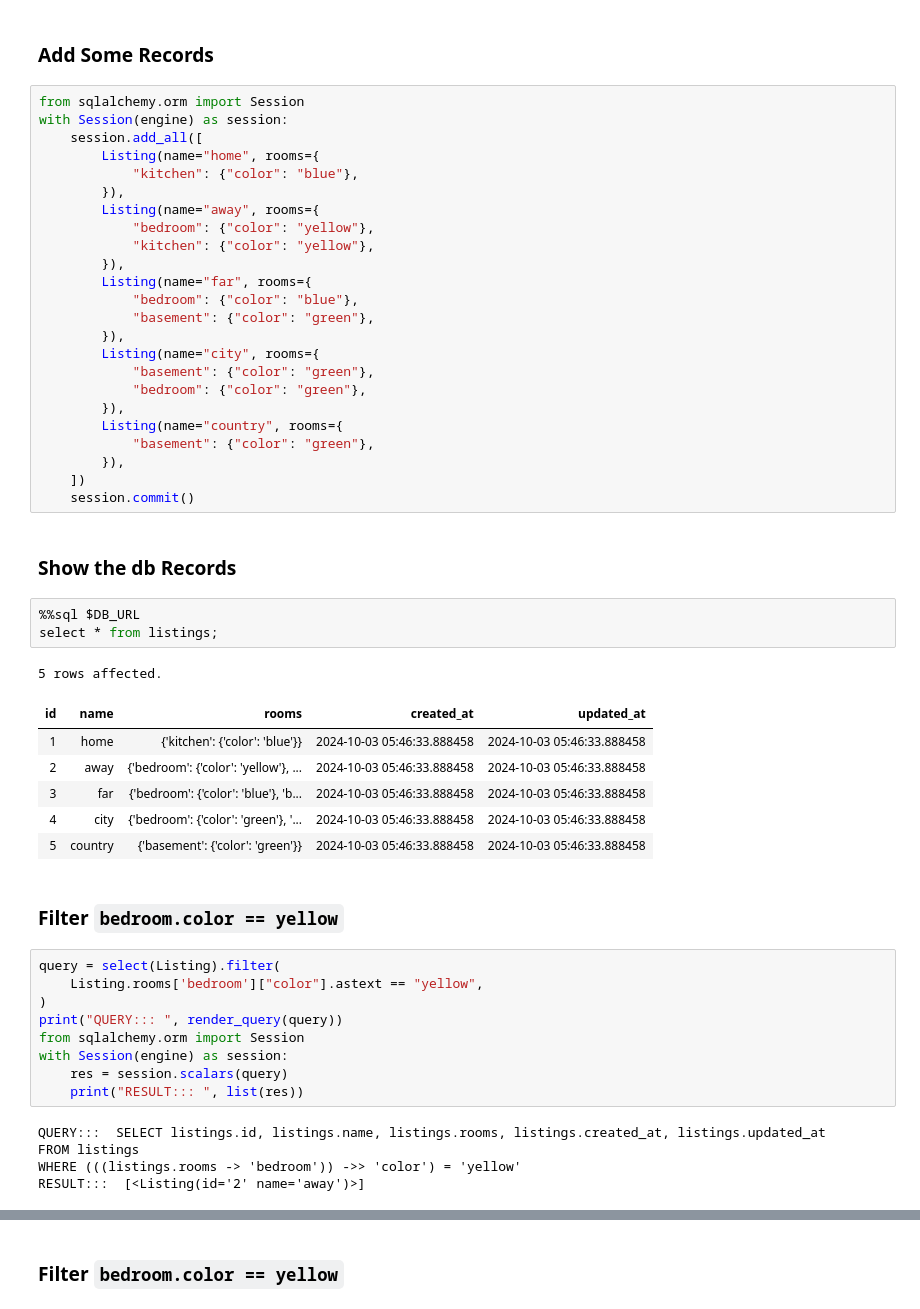
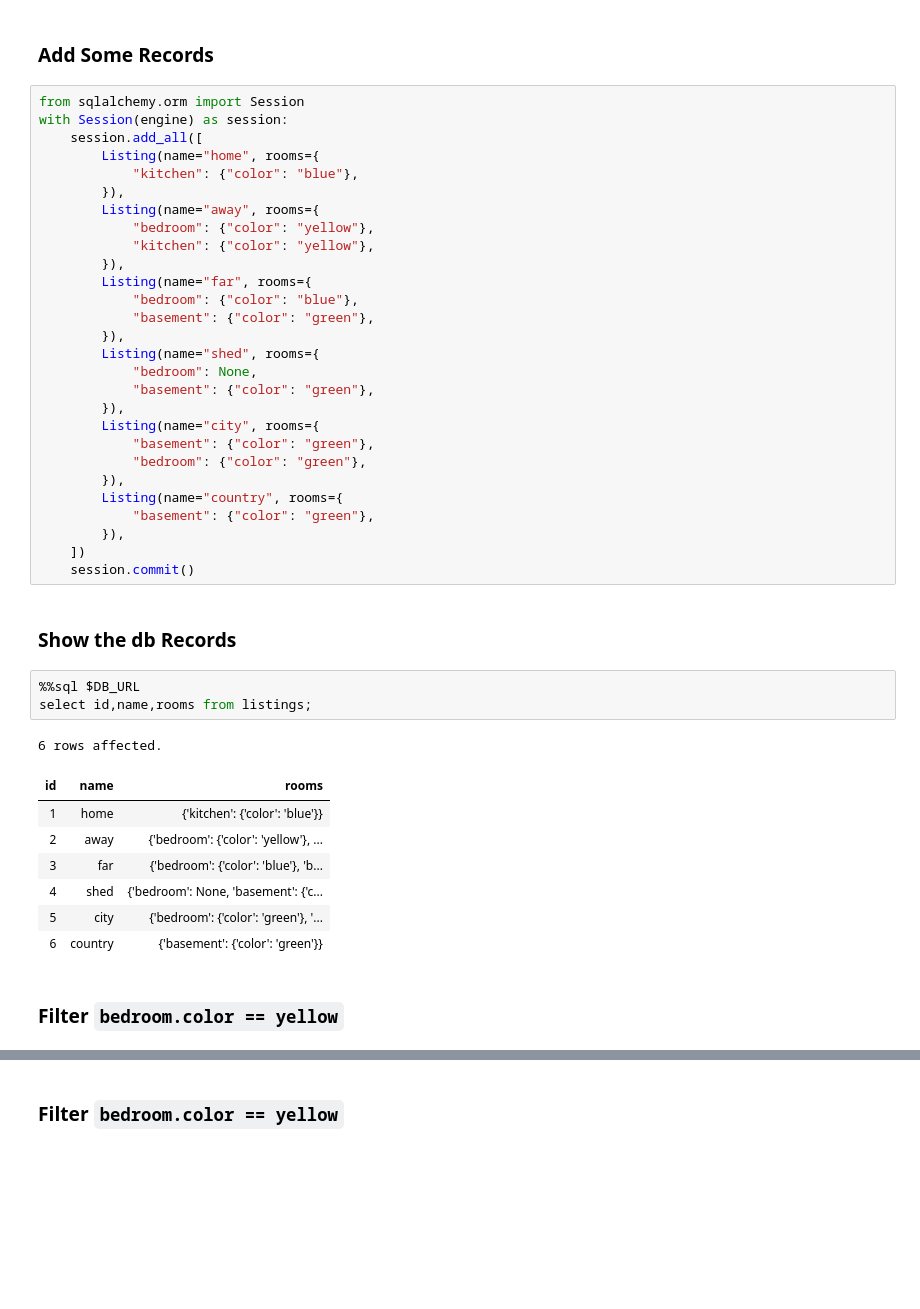
Before and after one commit to JoeJasinski/chipy-postgres-sqlalchemy-demo, a Jupyter notebook: examples/demo.ipynb, the cells around one changed output, grey strips where cells are left out. Cells and saved outputs as stored; diff of their text form; blank space fills up the shorter version.

```diff
--- a/examples/demo.ipynb
+++ b/examples/demo.ipynb
@@ -115,6 +142,10 @@ with Session(engine) as session:
             "bedroom": {"color": "blue"},
             "basement": {"color": "green"},
         }),
+        Listing(name="shed", rooms={
+            "bedroom": None,
+            "basement": {"color": "green"},
+        }),
         Listing(name="city", rooms={
             "basement": {"color": "green"},
             "bedroom": {"color": "green"},
@@ -128,28 +159,15 @@ with Session(engine) as session:
 ### Show the db Records
 # %%
 %%sql $DB_URL
-select * from listings;
+select id,name,rooms from listings;
 # %% [output]
-5 rows affected.
+6 rows affected.
-| id | name | rooms | created_at | updated_at |
-| 1 | home | {'kitchen': {'color': 'blue'}} | 2024-10-03 05:46:33.888458 | 2024-10-03 05:46:33.888458 |
-| 2 | away | {'bedroom': {'color': 'yellow'}, ... | 2024-10-03 05:46:33.888458 | 2024-10-03 05:46:33.888458 |
-| 3 | far | {'bedroom': {'color': 'blue'}, 'b... | 2024-10-03 05:46:33.888458 | 2024-10-03 05:46:33.888458 |
-| 4 | city | {'bedroom': {'color': 'green'}, '... | 2024-10-03 05:46:33.888458 | 2024-10-03 05:46:33.888458 |
-| 5 | country | {'basement': {'color': 'green'}} | 2024-10-03 05:46:33.888458 | 2024-10-03 05:46:33.888458 |
+| id | name | rooms |
+| 1 | home | {'kitchen': {'color': 'blue'}} |
+| 2 | away | {'bedroom': {'color': 'yellow'}, ... |
+| 3 | far | {'bedroom': {'color': 'blue'}, 'b... |
+| 4 | shed | {'bedroom': None, 'basement': {'c... |
+| 5 | city | {'bedroom': {'color': 'green'}, '... |
+| 6 | country | {'basement': {'color': 'green'}} |
 # %% [markdown]
 ### Filter `bedroom.color == yellow`
-# %%
-query = select(Listing).filter(
-    Listing.rooms['bedroom']["color"].astext == "yellow",
-)
-print("QUERY::: ", render_query(query))
-from sqlalchemy.orm import Session
-with Session(engine) as session:
-    res = session.scalars(query)
-    print("RESULT::: ", list(res))
-# %% [output]
-QUERY:::  SELECT listings.id, listings.name, listings.rooms, listings.created_at, listings.updated_at
-FROM listings
-WHERE (((listings.rooms -> 'bedroom')) ->> 'color') = 'yellow'
-RESULT:::  [<Listing(id='2' name='away')>]
```
Also changed, not shown: parts of 47 cells of this notebook, 1 other file.
